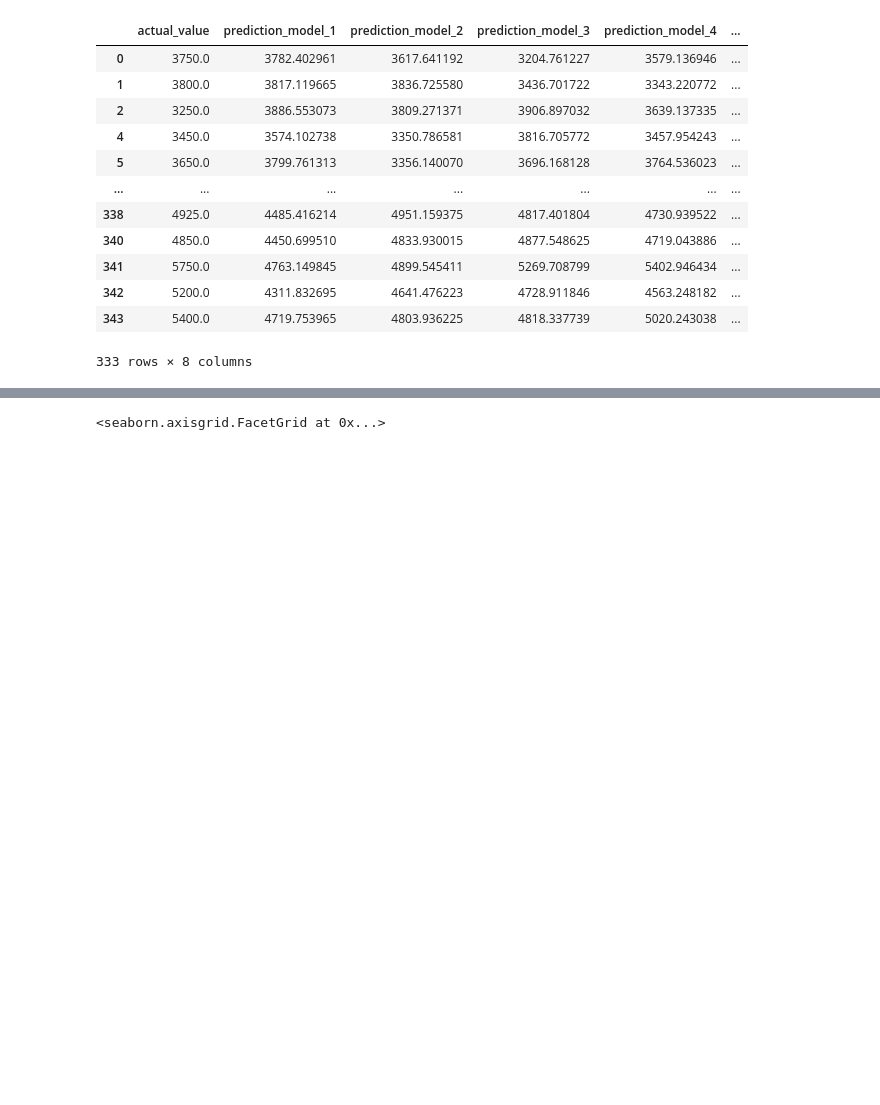
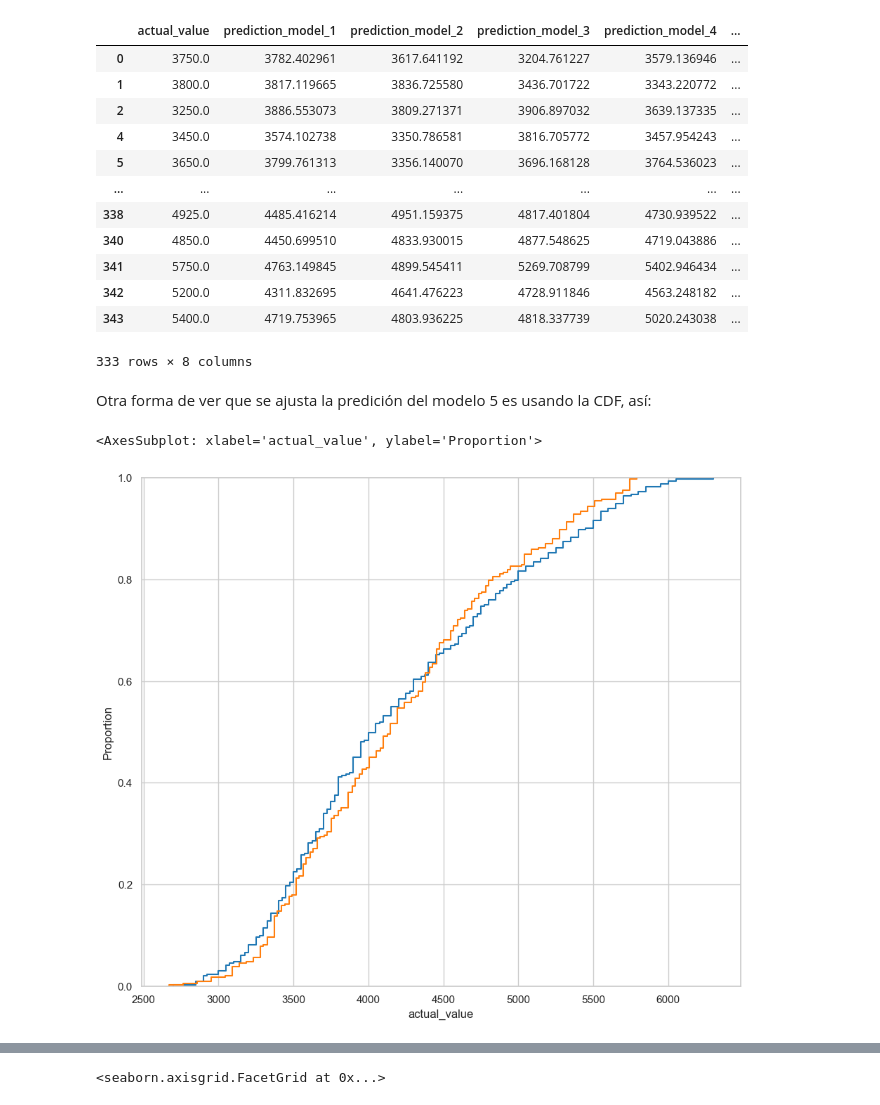
Before and after one commit to demerchanme/curso_analisis_exploratorio, a Jupyter notebook: 1.0-jvelezmagic-conociendo-nuestros-datos.ipynb, the cells around one changed output, grey strips where cells are left out. Saved outputs shown, nothing was run; the diff lists cells and outputs as text; code cells hidden in the pictures; blank space fills up the shorter version.

```diff
--- a/1.0-jvelezmagic-conociendo-nuestros-datos.ipynb
+++ b/1.0-jvelezmagic-conociendo-nuestros-datos.ipynb
@@ -2304,3 +2297,12 @@ models_results
 | 342 | 5200.0 | 4311.832695 | 4641.476223 | 4728.911846 | 4563.248182 | ... |
 | 343 | 5400.0 | 4719.753965 | 4803.936225 | 4818.337739 | 5020.243038 | ... |
 333 rows × 8 columns
+# %% [markdown]
+Otra forma de ver que se ajusta la predición del modelo 5 es usando la CDF, así:
+# %%
+#sns.ecdfplot(data=models_results)
+sns.ecdfplot(data=models_results['actual_value'])
+sns.ecdfplot(data=models_results['prediction_model_5'])
+# %% [output]
+<AxesSubplot: xlabel='actual_value', ylabel='Proportion'>
+[figure, added]
```
Also changed, not shown: parts of 38 cells of this notebook, 2 other files.
